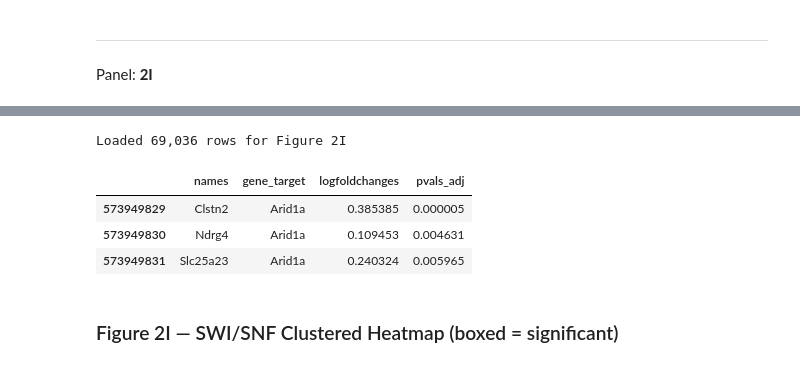
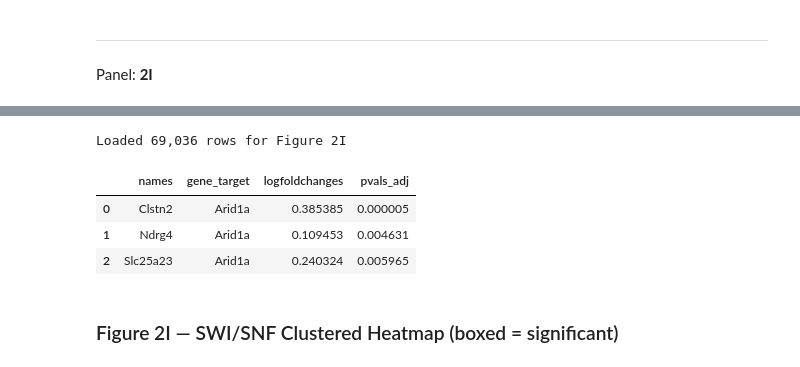
Before and after one commit to jinlabneurogenomics/wholebrainperturbseq, a Jupyter notebook: notebooks/Figure_2/Figure_2_e-f-g-h-i/figure2_panels.ipynb, the cells around one changed output, grey strips where cells are left out. Saved outputs shown, nothing was run; the diff lists cells and outputs as text; code cells hidden in the pictures.

```diff
--- a/notebooks/Figure_2/Figure_2_e-f-g-h-i/figure2_panels.ipynb
+++ b/notebooks/Figure_2/Figure_2_e-f-g-h-i/figure2_panels.ipynb
@@ -13,6 +13,7 @@ from matplotlib.patches import Patch, Rectangle
 from matplotlib.colors import LinearSegmentedColormap
 import numpy as np
 import pandas as pd
+import polars as pl
 import seaborn as sns
 from scipy.cluster.hierarchy import leaves_list, linkage
 from scipy.spatial.distance import pdist
@@ -25,7 +26,7 @@ mpl.rcParams['image.composite_image'] = False
 
 # Data directory — relative to this notebook
 BASE_DIR = "/data/wholebrain_crispr_atlas"
-DATA_DIR = Path(f"{BASE_DIR}/supplementary_data")
+DATA_DIR = Path(f"{BASE_DIR}/analysis")
 print('Data directory:', DATA_DIR)
 print('Files:', sorted(p.name for p in DATA_DIR.iterdir()))
 # %% [output]
@@ -47,0 +38,9 @@ Rows: 137,461
+# %%
+DEG_PATH = DATA_DIR / 'diff_expr_genes' / 'wilcoxon_de_results_group_name_final_data_no_multi_guide_cells.parquet'
+deg = pl.read_parquet(DEG_PATH)
+deg = deg.filter(
+    (pl.col("pvals_adj") < 0.1)
+).to_pandas()
+
+print(f'Rows: {len(deg):,}')
+deg.head(3)
@@ -412,23 +432,27 @@ df_raw = pd.read_parquet(f"{BASE_DIR}/analysis/wilcoxon_de_results_group_name_fi
 # %%
 # Parameters for Figure 2I
+df_raw = pl.read_parquet(DEG_PATH)
+
 CELLTYPE_2I  = '151 TH Prkcd Grin2c Glut'
 PERTS_2I     = ['Smarcb1', 'Smarcc2', 'Arid2', 'Arid1a']
 PADJ_2I      = 0.1
 MIN_SHARED_2I = 2
 
-raw_2i = df_raw[
-    (df_raw['group_name'] == CELLTYPE_2I) &
-    (df_raw['gene_target'].isin(PERTS_2I))
-][['names', 'gene_target', 'logfoldchanges', 'pvals_adj']]
+raw_2i = df_raw.filter(
+    (pl.col("group_name") == CELLTYPE_2I) &
+    (pl.col("gene_target").is_in(PERTS_2I))
+).to_pandas()
+
+raw_2i = raw_2i[['names', 'gene_target', 'logfoldchanges', 'pvals_adj']]
 
 print(f'Loaded {len(raw_2i):,} rows for Figure 2I')
 raw_2i.head(3)
 # %% [output]
 Loaded 69,036 rows for Figure 2I
 |  | names | gene_target | logfoldchanges | pvals_adj |
-| 573949829 | Clstn2 | Arid1a | 0.385385 | 0.000005 |
-| 573949830 | Ndrg4 | Arid1a | 0.109453 | 0.004631 |
-| 573949831 | Slc25a23 | Arid1a | 0.240324 | 0.005965 |
+| 0 | Clstn2 | Arid1a | 0.385385 | 0.000005 |
+| 1 | Ndrg4 | Arid1a | 0.109453 | 0.004631 |
+| 2 | Slc25a23 | Arid1a | 0.240324 | 0.005965 |
 # %% [markdown]
 ### Figure 2I — SWI/SNF Clustered Heatmap (boxed = significant)
 # %%
```
Also changed, not shown: parts of 8 cells of this notebook, 13 other files.
